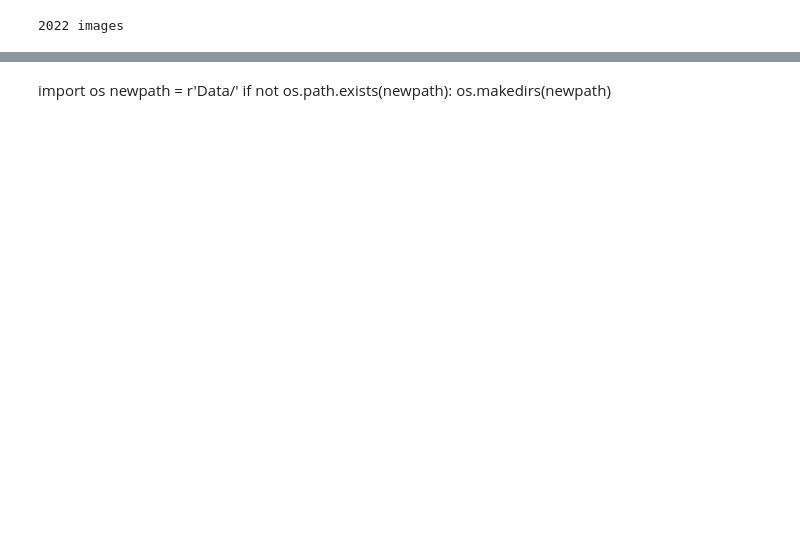
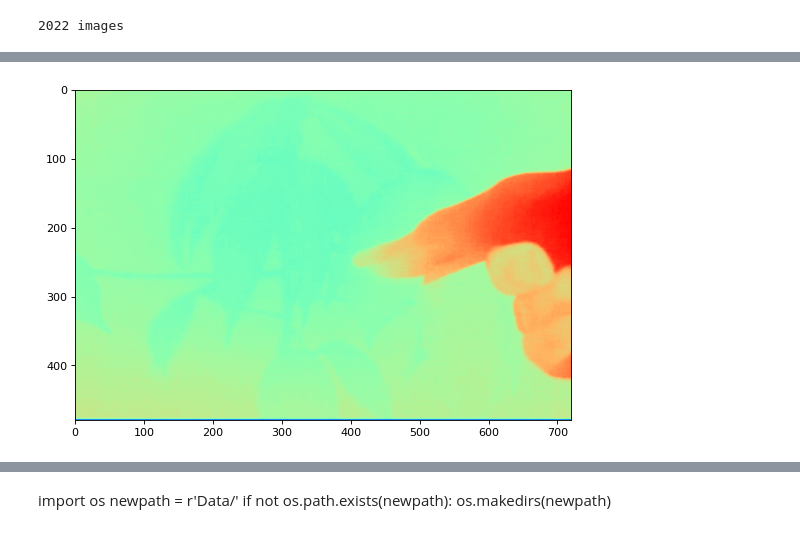
Before and after one commit to rcasalins/HydricStress, a Jupyter notebook: Pruebas.ipynb, the cells around one changed output, grey strips where cells are left out. Cells and saved outputs as stored; diff of their text form; code cells hidden in the pictures; blank space fills up the shorter version.

```diff
--- a/Pruebas.ipynb
+++ b/Pruebas.ipynb
@@ -49,0 +23,8 @@ videoToFrame(video_path).frame()
+# %%
+dark_image = imread("Data/IMG_0500.png")
+# %%
+dark_image_grey = rgb2gray(dark_image)
+plt.figure(num=None, figsize=(8, 6), dpi=80)
+plt.imshow(dark_image_grey, cmap='rainbow');
+# %% [output]
+[figure, added]
```
Also changed, not shown: parts of 6 cells of this notebook, 2 other files.
